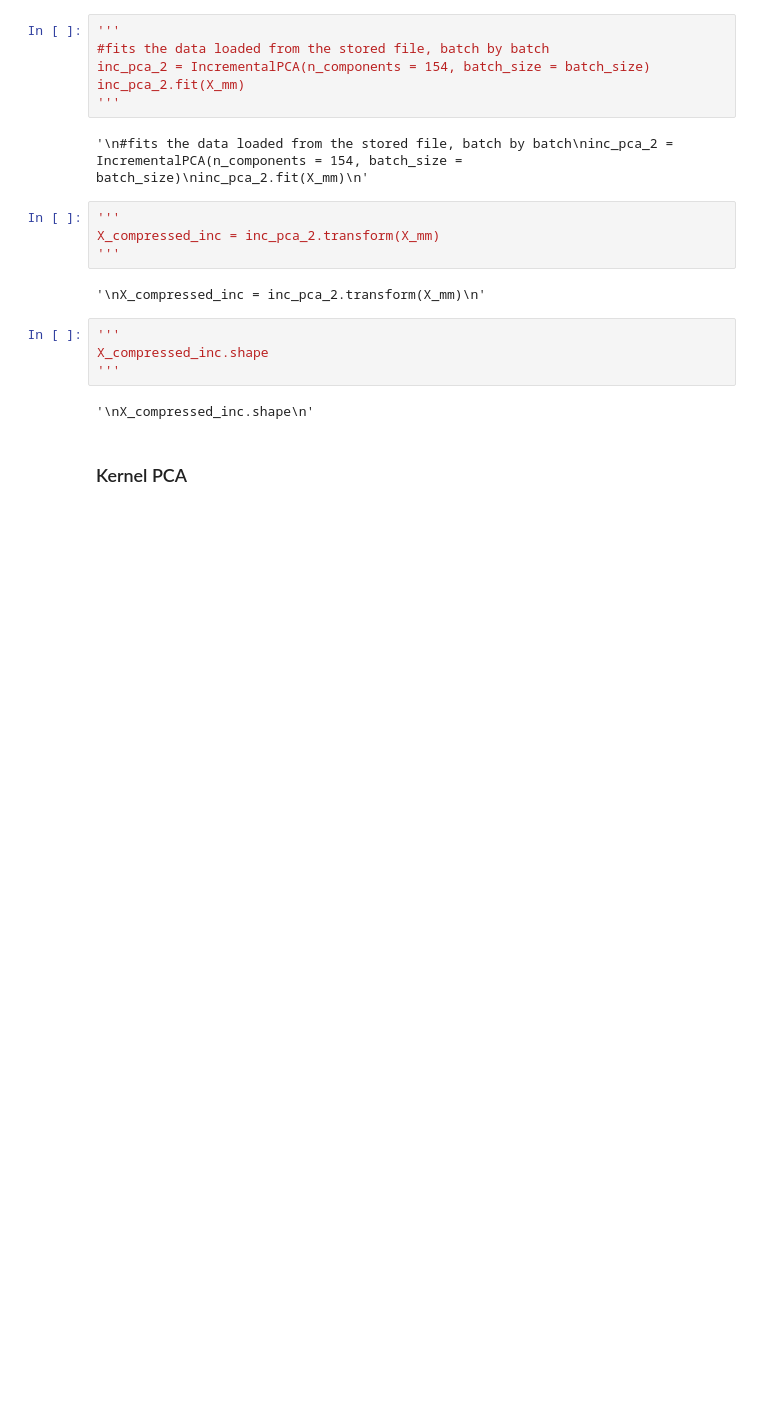
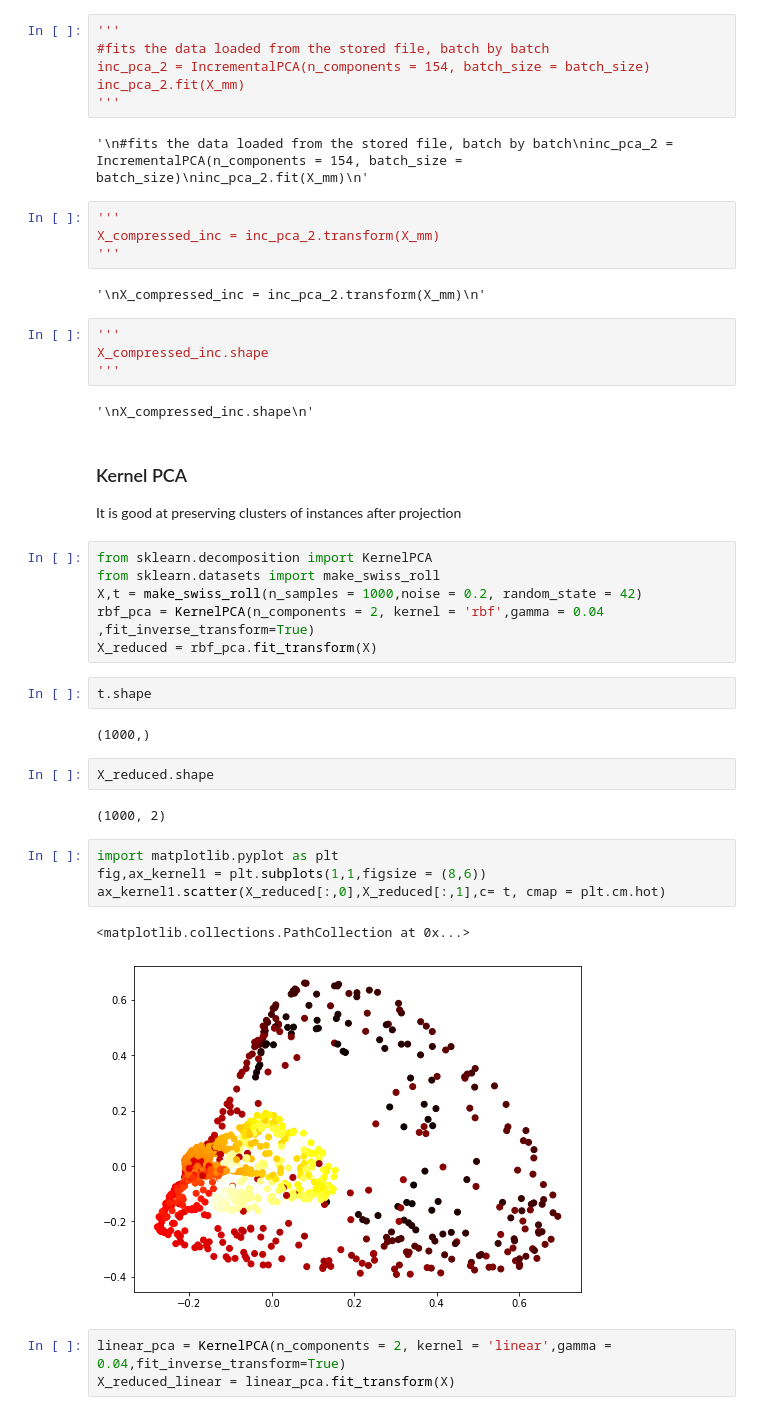
Before and after one commit to Pasindu19970808/Hands-on-Machine-Learning-Textbook-Exercises, a Jupyter notebook: Dimensionality Reduction/Dimensionality Reduction.ipynb, the cells around one changed output. Saved outputs shown, nothing was run; the diff lists cells and outputs as text; blank space fills up the shorter version.

```diff
--- a/Dimensionality Reduction/Dimensionality Reduction.ipynb
+++ b/Dimensionality Reduction/Dimensionality Reduction.ipynb
@@ -473,3 +473,30 @@ X_compressed_inc.shape
 '\nX_compressed_inc.shape\n'
 # %% [markdown]
 <h3>Kernel PCA</h3>
+
+It is good at preserving clusters of instances after projection
+# %%
+from sklearn.decomposition import KernelPCA
+from sklearn.datasets import make_swiss_roll
+X,t = make_swiss_roll(n_samples = 1000,noise = 0.2, random_state = 42)
+rbf_pca = KernelPCA(n_components = 2, kernel = 'rbf',gamma = 0.04
+,fit_inverse_transform=True)
+X_reduced = rbf_pca.fit_transform(X)
+# %%
+t.shape
+# %% [output]
+(1000,)
+# %%
+X_reduced.shape
+# %% [output]
+(1000, 2)
+# %%
+import matplotlib.pyplot as plt
+fig,ax_kernel1 = plt.subplots(1,1,figsize = (8,6))
+ax_kernel1.scatter(X_reduced[:,0],X_reduced[:,1],c= t, cmap = plt.cm.hot)
+# %% [output]
+<matplotlib.collections.PathCollection at 0x...>
+[figure, added]
+# %%
+linear_pca = KernelPCA(n_components = 2, kernel = 'linear',gamma = 0.04,fit_inverse_transform=True)
+X_reduced_linear = linear_pca.fit_transform(X)
```
Also changed, not shown: parts of 17 cells of this notebook.
